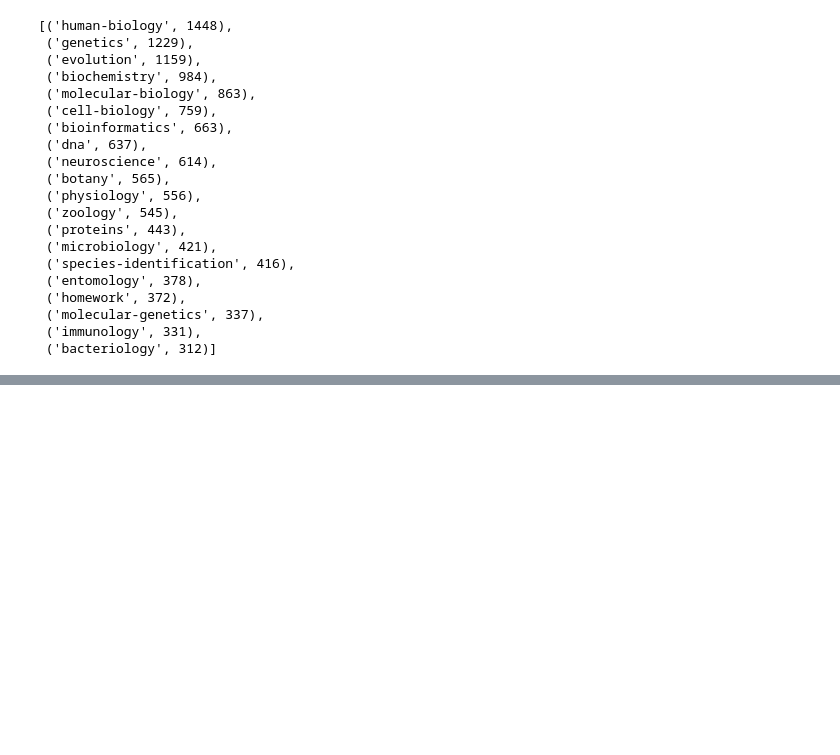
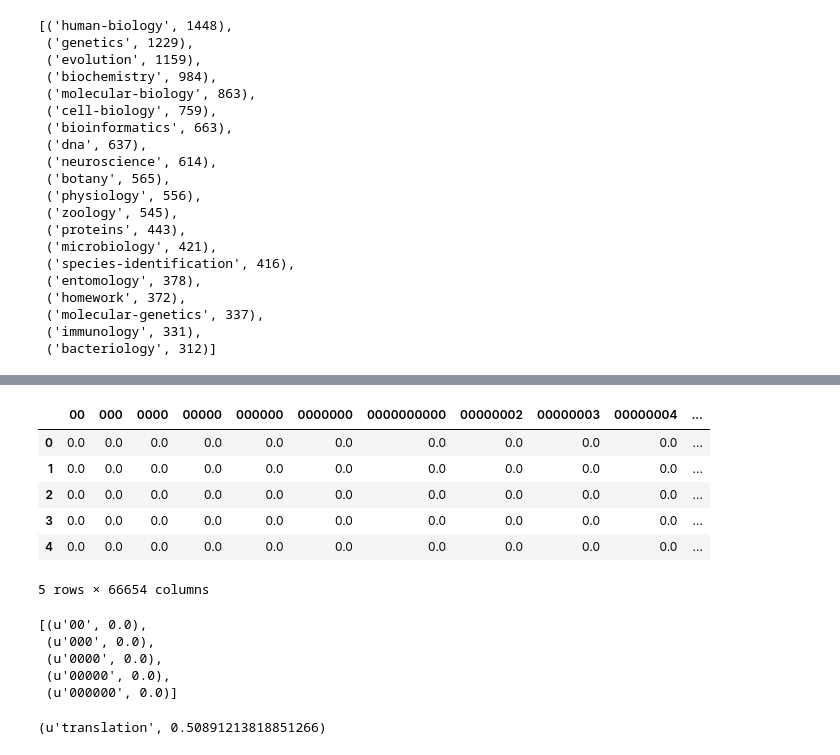
Before and after one commit to nfranchetti/stack-exchange-kaggle, a Jupyter notebook: tag_counting.ipynb, the cells around one changed output, grey strips where cells are left out. Saved outputs shown, nothing was run; the diff lists cells and outputs as text; code cells hidden in the pictures; blank space fills up the shorter version.

```diff
--- a/tag_counting.ipynb
+++ b/tag_counting.ipynb
@@ -291,0 +307,3 @@ bio_tags.most_common(20)
+# %%
+tvec = TfidfVectorizer()
+tvec.fit(bio['clean content'])
@@ -291,0 +328,14 @@ bio_tags.most_common(20)
+# %%
+test = pd.DataFrame(tvec.transform(bio['clean content']).todense(),
+                   columns=tvec.get_feature_names())
+
+# df.transpose().sort_values('spam', ascending=False).head(10).transpose()
+test.head()
+# %% [output]
+|  | 00 | 000 | 0000 | 00000 | 000000 | 0000000 | 0000000000 | 00000002 | 00000003 | 00000004 | ... |
+| 0 | 0.0 | 0.0 | 0.0 | 0.0 | 0.0 | 0.0 | 0.0 | 0.0 | 0.0 | 0.0 | ... |
+| 1 | 0.0 | 0.0 | 0.0 | 0.0 | 0.0 | 0.0 | 0.0 | 0.0 | 0.0 | 0.0 | ... |
+| 2 | 0.0 | 0.0 | 0.0 | 0.0 | 0.0 | 0.0 | 0.0 | 0.0 | 0.0 | 0.0 | ... |
+| 3 | 0.0 | 0.0 | 0.0 | 0.0 | 0.0 | 0.0 | 0.0 | 0.0 | 0.0 | 0.0 | ... |
+| 4 | 0.0 | 0.0 | 0.0 | 0.0 | 0.0 | 0.0 | 0.0 | 0.0 | 0.0 | 0.0 | ... |
+5 rows × 66654 columns
@@ -291,0 +346,8 @@ bio_tags.most_common(20)
+# %%
+row_tuple[0:5]
+# %% [output]
+[(u'00', 0.0),
+ (u'000', 0.0),
+ (u'0000', 0.0),
+ (u'00000', 0.0),
+ (u'000000', 0.0)]
@@ -291,0 +356,4 @@ bio_tags.most_common(20)
+# %%
+max(row_tuple, key=lambda x: x[1])
+# %% [output]
+(u'translation', 0.50891213818851266)
```
Also changed, not shown: parts of 28 cells of this notebook.
